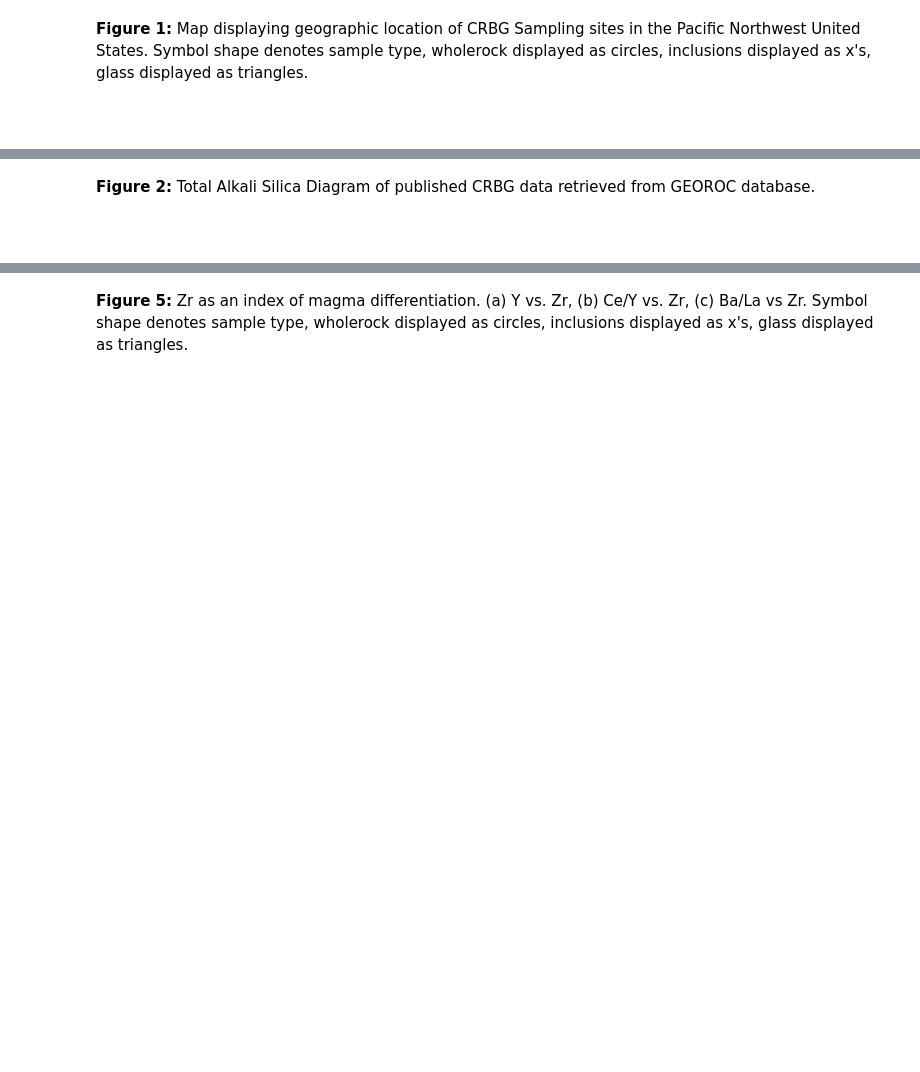
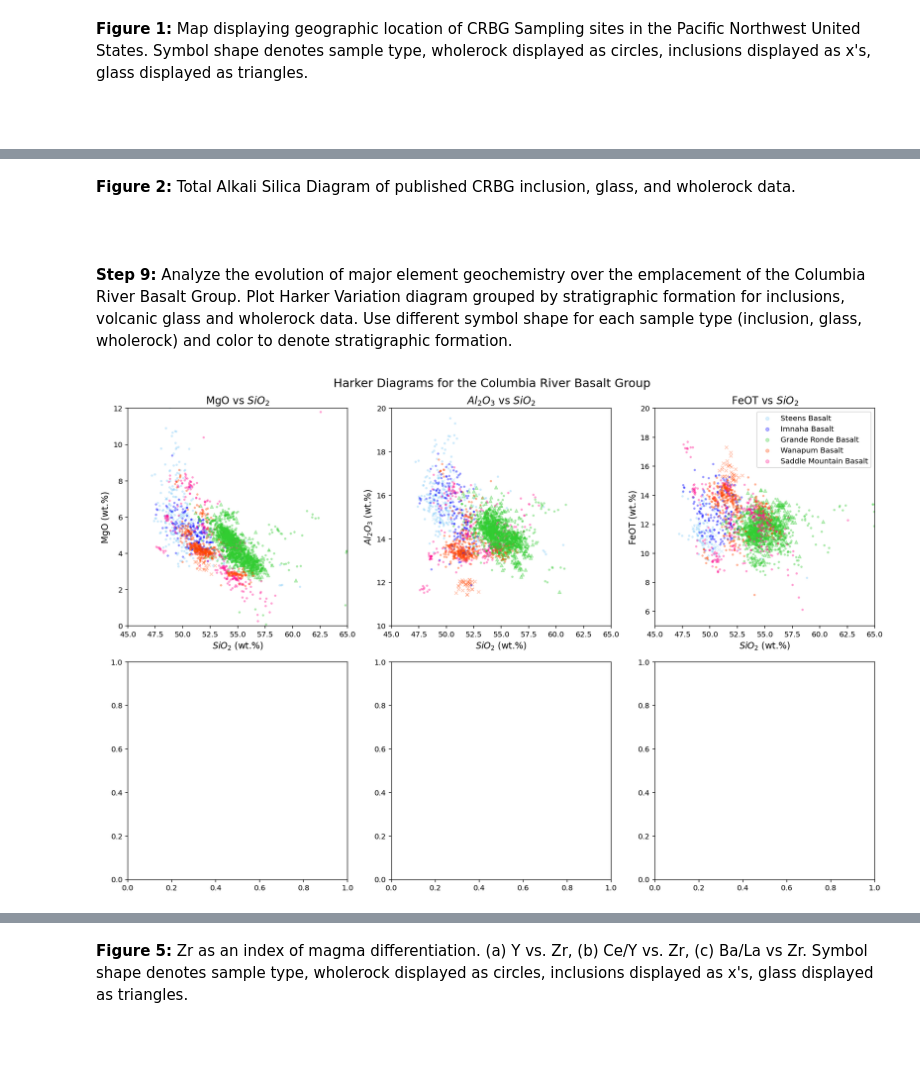
Before and after one commit to lhlinka/rces-final-project, a Jupyter notebook: finalproject.ipynb, the cells around one changed output, grey strips where cells are left out. Cells and saved outputs as stored; diff of their text form; code cells hidden in the pictures; blank space fills up the shorter version.

```diff
--- a/finalproject.ipynb
+++ b/finalproject.ipynb
@@ -319,5 +336,64 @@ ax.legend(fontsize = 10, markerscale = 2, loc = 'upper right', frameon=True, fac
 # %% [markdown]
-<b>Figure 2:</b> Total Alkali Silica Diagram of published CRBG data retrieved from GEOROC database.
+<b>Figure 2:</b> Total Alkali Silica Diagram of published CRBG inclusion, glass, and wholerock data.
 <br/>
 <br/>
 <br/>
+# %% [markdown]
+<b>Step 9:</b> Analyze the evolution of major element geochemistry over the emplacement of the Columbia River Basalt Group. Plot Harker Variation diagram grouped by stratigraphic formation for inclusions, volcanic glass and wholerock data. Use different symbol shape for each sample type (inclusion, glass, wholerock) and color to denote stratigraphic formation.
+# %%
+# Create a 2x3 panel figure
+fig, ax = plt.subplots(2, 3, figsize=(15,10), tight_layout = True)
+fig.suptitle('Harker Diagrams for the Columbia River Basalt Group', fontsize=16)
+
+# Plot inclusion, glass, and wholerock data on Harker Diagram
+gb_inclusion.get_group(' STEENS BASALT').plot.scatter(x='SIO2(WT%)NORM', y='MGO(WT%)NORM', c='lightskyblue', marker='x', alpha=0.3, ax=ax[0,0])
+gb_inclusion.get_group(' WANAPUM BASALT').plot.scatter(x='SIO2(WT%)NORM', y='MGO(WT%)NORM', c='orangered', marker='x', alpha=0.3, ax=ax[0,0])
+gb_glass.get_group(' WANAPUM BASALT').plot.scatter(x='SIO2(WT%)NORM', y='MGO(WT%)NORM', c='orangered', marker='^', alpha=0.3, ax=ax[0,0])
+gb_glass.get_group(' GRANDE RONDE BASALT').plot.scatter(x='SIO2(WT%)NORM', y='MGO(WT%)NORM', c='limegreen', marker='^', alpha=0.3, ax=ax[0,0])
+gb_wholerock.get_group(' STEENS BASALT').plot.scatter(x='SIO2(WT%)NORM', y='MGO(WT%)NORM', c='lightskyblue', marker='.', alpha = 0.3, ax=ax[0,0])
+gb_wholerock.get_group(' IMNAHA BASALT').plot.scatter(x='SIO2(WT%)NORM', y='MGO(WT%)NORM', c='blue', marker='.', alpha = 0.3, ax=ax[0,0])
+gb_wholerock.get_group(' SADDLE MOUNTAINS BASALT').plot.scatter(x='SIO2(WT%)NORM', y='MGO(WT%)NORM', c='deeppink', marker='.', alpha = 0.3, ax=ax[0,0])
+gb_wholerock.get_group(' WANAPUM BASALT').plot.scatter(x='SIO2(WT%)NORM', y='MGO(WT%)NORM', c='orangered', marker='.', alpha = 0.3, ax=ax[0,0])
+gb_wholerock.get_group(' GRANDE RONDE BASALT').plot.scatter(x='SIO2(WT%)NORM', y='MGO(WT%)NORM', c='limegreen', marker='.', alpha = 0.3, ax=ax[0,0])
+
+gb_inclusion.get_group(' STEENS BASALT').plot.scatter(x='SIO2(WT%)NORM', y='AL2O3(WT%)NORM', c='lightskyblue', marker='x', alpha=0.3, ax=ax[0,1])
+gb_inclusion.get_group(' WANAPUM BASALT').plot.scatter(x='SIO2(WT%)NORM', y='AL2O3(WT%)NORM', c='orangered', marker='x', alpha=0.3, ax=ax[0,1])
+gb_glass.get_group(' WANAPUM BASALT').plot.scatter(x='SIO2(WT%)NORM', y='AL2O3(WT%)NORM', c='orangered', marker='^', alpha=0.3, ax=ax[0,1])
+gb_glass.get_group(' GRANDE RONDE BASALT').plot.scatter(x='SIO2(WT%)NORM', y='AL2O3(WT%)NORM', c='limegreen', marker='^', alpha=0.3, ax=ax[0,1])
+gb_wholerock.get_group(' STEENS BASALT').plot.scatter(x='SIO2(WT%)NORM', y='AL2O3(WT%)NORM', c='lightskyblue', marker='.', alpha = 0.3, ax=ax[0,1])
+gb_wholerock.get_group(' IMNAHA BASALT').plot.scatter(x='SIO2(WT%)NORM', y='AL2O3(WT%)NORM', c='blue', marker='.', alpha = 0.3, ax=ax[0,1])
+gb_wholerock.get_group(' SADDLE MOUNTAINS BASALT').plot.scatter(x='SIO2(WT%)NORM', y='AL2O3(WT%)NORM', c='deeppink', marker='.', alpha = 0.3, ax=ax[0,1])
+gb_wholerock.get_group(' WANAPUM BASALT').plot.scatter(x='SIO2(WT%)NORM', y='AL2O3(WT%)NORM', c='orangered', marker='.', alpha = 0.3, ax=ax[0,1])
+gb_wholerock.get_group(' GRANDE RONDE BASALT').plot.scatter(x='SIO2(WT%)NORM', y='AL2O3(WT%)NORM', c='limegreen', marker='.', alpha = 0.3, ax=ax[0,1])
+
+gb_inclusion.get_group(' STEENS BASALT').plot.scatter(x='SIO2(WT%)NORM', y='FEOT(WT%)NORM', c='lightskyblue', marker='x', alpha=0.3, ax=ax[0,2])
+gb_inclusion.get_group(' WANAPUM BASALT').plot.scatter(x='SIO2(WT%)NORM', y='FEOT(WT%)NORM', c='orangered', marker='x', alpha=0.3, ax=ax[0,2])
+gb_glass.get_group(' WANAPUM BASALT').plot.scatter(x='SIO2(WT%)NORM', y='FEOT(WT%)NORM', c='orangered', marker='^', alpha=0.3, ax=ax[0,2])
+gb_glass.get_group(' GRANDE RONDE BASALT').plot.scatter(x='SIO2(WT%)NORM', y='FEOT(WT%)NORM', c='limegreen', marker='^', alpha=0.3, ax=ax[0,2])
+gb_wholerock.get_group(' STEENS BASALT').plot.scatter(x='SIO2(WT%)NORM', y='FEOT(WT%)NORM', c='lightskyblue', marker='.', alpha = 0.3,label='Steens Basalt', ax=ax[0,2])
+gb_wholerock.get_group(' IMNAHA BASALT').plot.scatter(x='SIO2(WT%)NORM', y='FEOT(WT%)NORM', c='blue', marker='.', alpha = 0.3,label='Imnaha Basalt', ax=ax[0,2])
+gb_wholerock.get_group(' GRANDE RONDE BASALT').plot.scatter(x='SIO2(WT%)NORM', y='FEOT(WT%)NORM', c='limegreen', marker='.', alpha = 0.3,label='Grande Ronde Basalt', ax=ax[0,2])
+gb_wholerock.get_group(' WANAPUM BASALT').plot.scatter(x='SIO2(WT%)NORM', y='FEOT(WT%)NORM', c='orangered', marker='.', alpha = 0.3,label='Wanapum Basalt', ax=ax[0,2])
+gb_wholerock.get_group(' SADDLE MOUNTAINS BASALT').plot.scatter(x='SIO2(WT%)NORM', y='FEOT(WT%)NORM', c='deeppink', marker='.', alpha = 0.3,label='Saddle Mountain Basalt', ax=ax[0,2])
+
+# Add labels, legend, and adjust x- and y- plot extent
+ax[0,0].set_title('MgO vs $SiO_2$', fontsize = 14)
+ax[0,0].set_xlabel('$SiO_2$ (wt.%)', fontsize = 12)
+ax[0,0].set_ylabel('MgO (wt.%)', fontsize = 12)
+ax[0,0].set_xlim(45,65)
+ax[0,0].set_ylim(0,12)
+
+ax[0,1].set_title('$Al_2O_3$ vs $SiO_2$', fontsize = 14)
+ax[0,1].set_xlabel('$SiO_2$ (wt.%)', fontsize = 12)
+ax[0,1].set_ylabel('$Al_2O_3$ (wt.%)', fontsize = 12)
+ax[0,1].set_xlim(45,65)
+ax[0,1].set_ylim(10,20)
+
+ax[0,2].set_title('FeOT vs $SiO_2$', fontsize = 14)
+ax[0,2].set_xlabel('$SiO_2$ (wt.%)', fontsize = 12)
+ax[0,2].set_ylabel('FeOT (wt.%)', fontsize = 12)
+ax[0,2].set_xlim(45,65)
+ax[0,2].set_ylim(5,20)
+ax[0,2].legend(fontsize = 10, markerscale = 2, loc='upper right', frameon=True);
+# %% [output]
+[figure, added]
```
Also changed, not shown: parts of 43 cells of this notebook.
